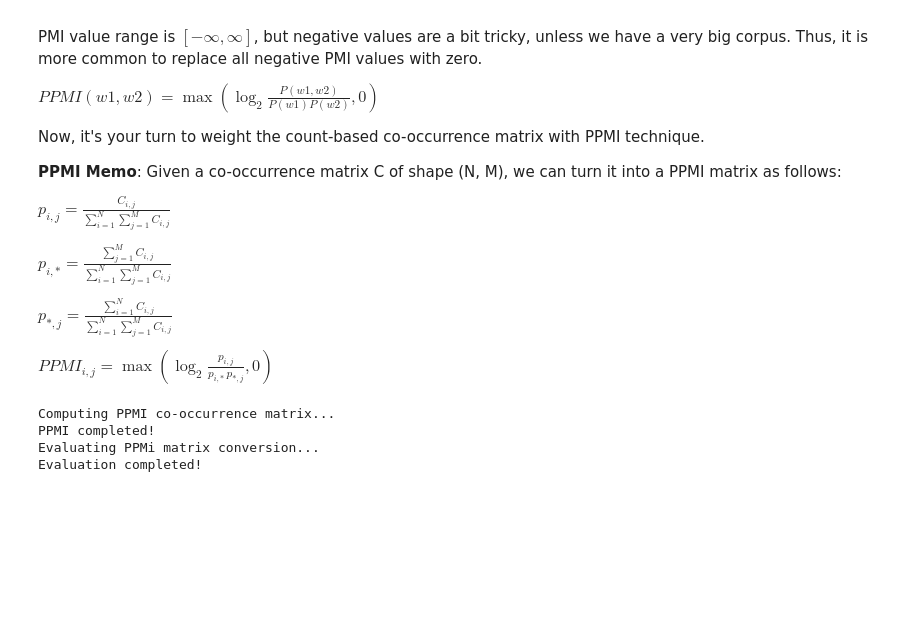
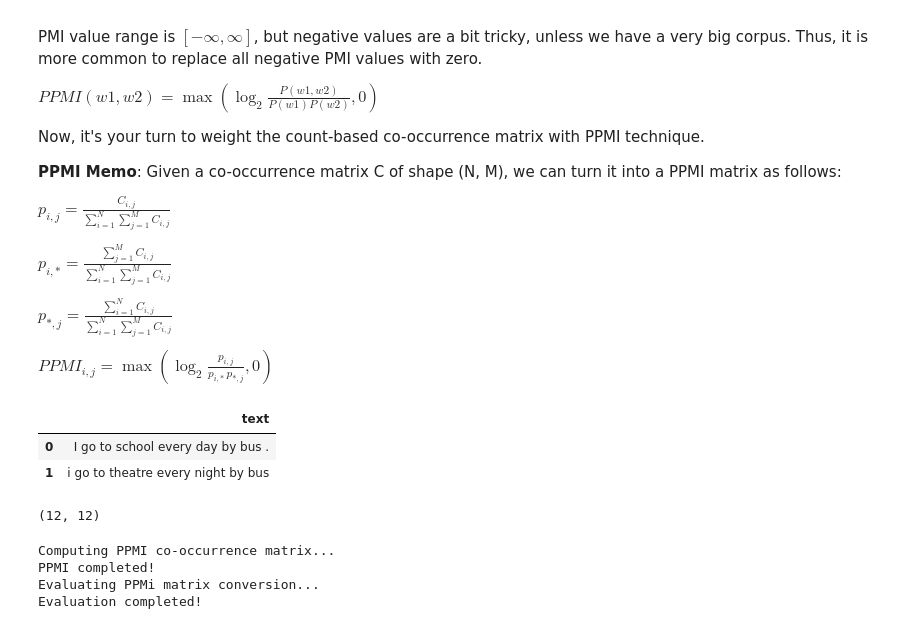
Before and after one commit to pptr3/nlp-assignments, a Jupyter notebook: assignment2/Assignment_2.ipynb, the cells around one changed output. Saved outputs shown, nothing was run; the diff lists cells and outputs as text; code cells hidden in the pictures; blank space fills up the shorter version.

Commit message:
complete ppmi matrix function

```diff
--- a/assignment2/Assignment_2.ipynb
+++ b/assignment2/Assignment_2.ipynb
@@ -1114,3 +1096,16 @@ $p_{i,*} = \frac{\sum_{j=1}^M C_{i, j}}{\sum_{i=1}^N \sum_{j=1}^M C_{i,j}}$
 $p_{*,j} = \frac{\sum_{i=1}^N C_{i, j}}{\sum_{i=1}^N \sum_{j=1}^M C_{i,j}}$
 
 $PPMI_{i, j} = \max(\log_2 \frac{p_{i, j}}{p_{i, *} \, p_{*, j}}, 0)$
+# %%
+text = ["I go to school every day by bus .",
+            "i go to theatre every night by bus"]
+d = {'text': text}
+df = pd.DataFrame(data=d)
+idx_to_word, word_to_idx, word_listing = build_vocabulary(df)
+co = co_occurrence_count(df, idx_to_word, word_to_idx, 2)
+# %%
+df
+# %% [output]
+|  | text |
+| 0 | I go to school every day by bus . |
+| 1 | i go to theatre every night by bus |
@@ -1116,0 +1136,4 @@ $PPMI_{i, j} = \max(\log_2 \frac{p_{i, j}}{p_{i, *} \, p_{*, j}}, 0)$
+# %%
+ppmi_occurrence_matrix.shape
+# %% [output]
+(12, 12)
```
Also changed, not shown: parts of 8 cells of this notebook.
